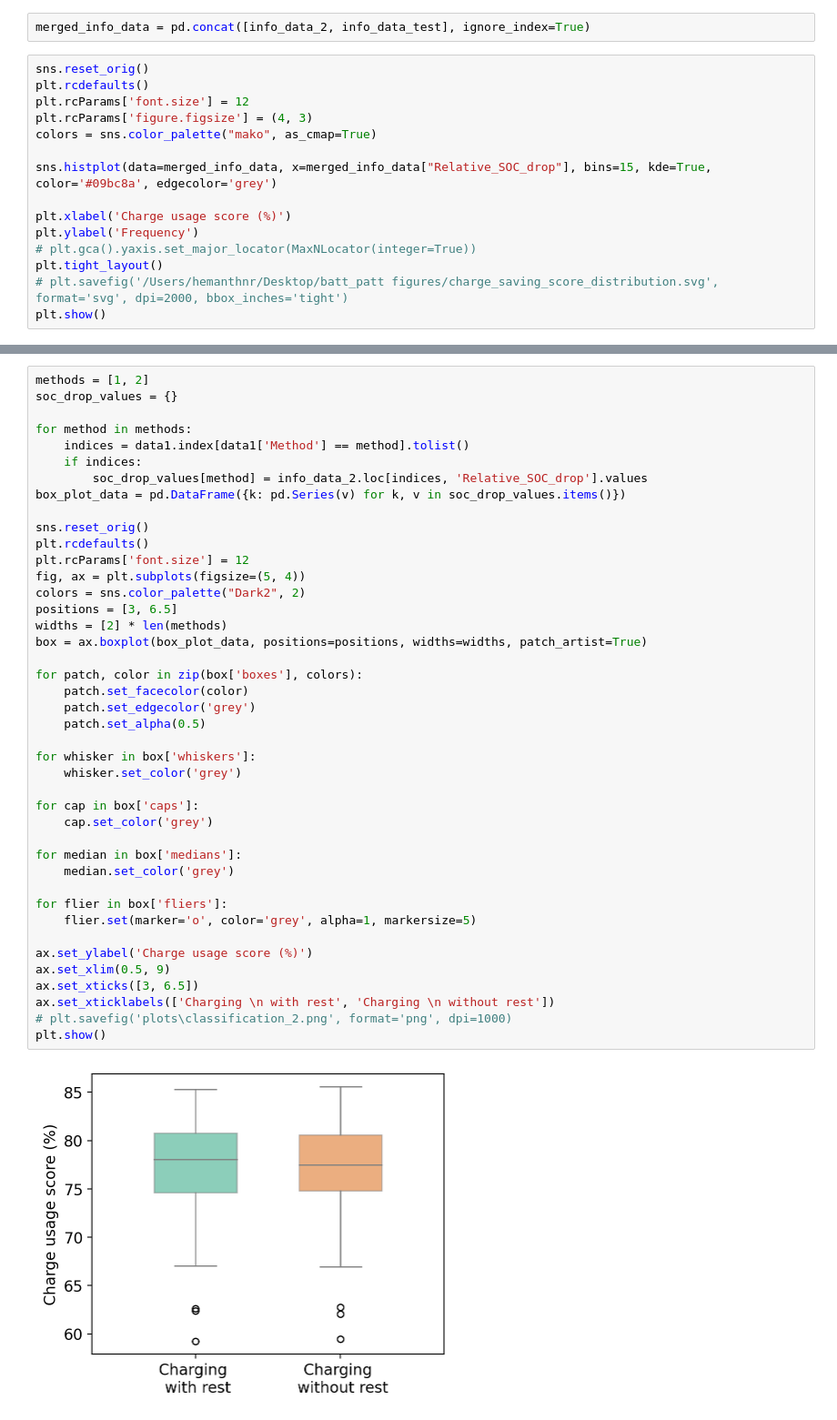
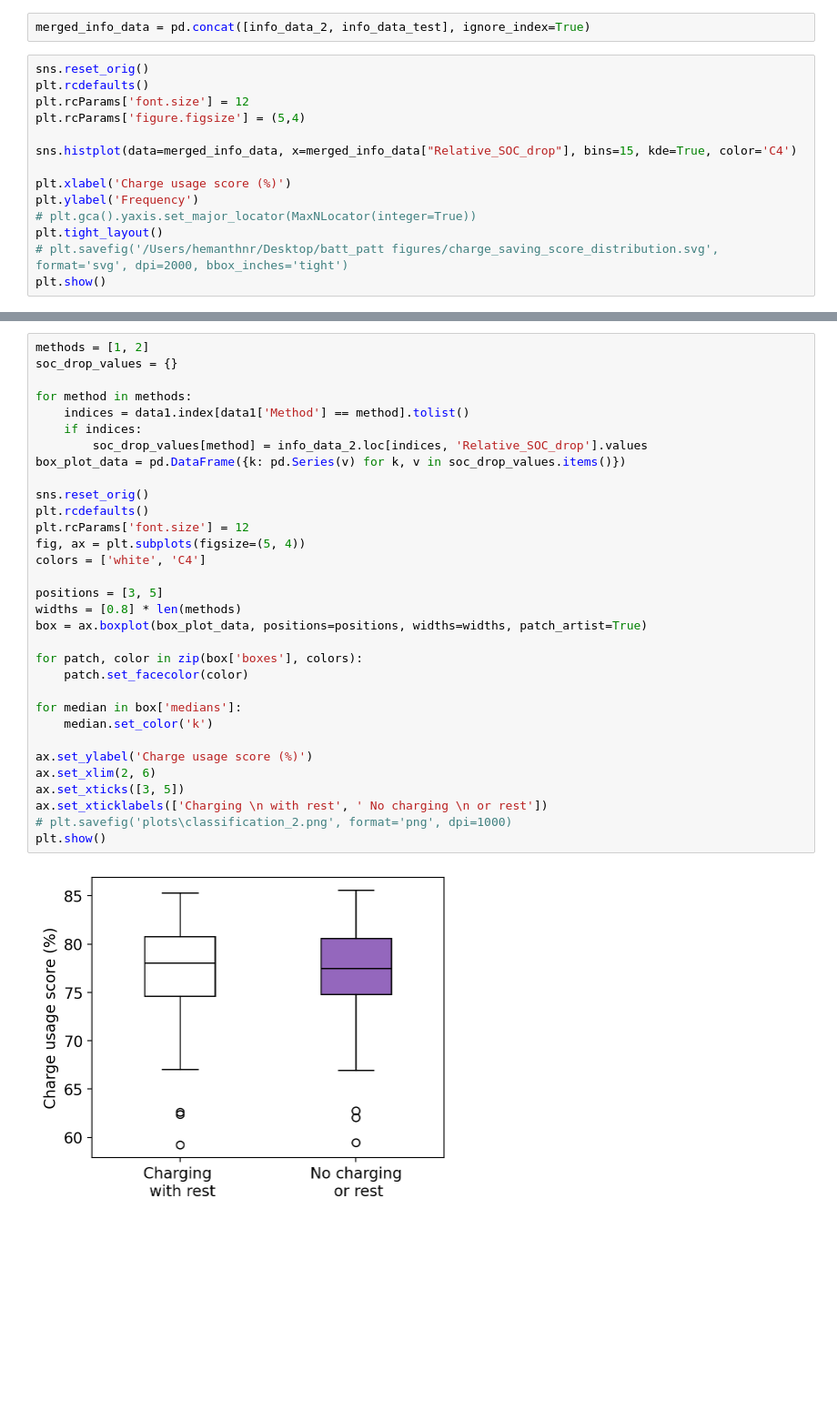
Before and after one commit to uwsunlab/EV-range-anxiety, a Jupyter notebook: misc/plot_gen_2.ipynb, the cells around one changed output, grey strips where cells are left out. Shown at 91% size. Saved outputs shown, nothing was run; the diff lists cells and outputs as text; blank space fills up the shorter version.

```diff
--- a/misc/plot_gen_2.ipynb
+++ b/misc/plot_gen_2.ipynb
@@ -52,10 +52,9 @@ merged_info_data = pd.concat([info_data_2, info_data_test], ignore_index=True)
 sns.reset_orig()
 plt.rcdefaults()
 plt.rcParams['font.size'] = 12
-plt.rcParams['figure.figsize'] = (4, 3)
-colors = sns.color_palette("mako", as_cmap=True)
+plt.rcParams['figure.figsize'] = (5,4)
 
-sns.histplot(data=merged_info_data, x=merged_info_data["Relative_SOC_drop"], bins=15, kde=True, color='#09bc8a', edgecolor='grey')
+sns.histplot(data=merged_info_data, x=merged_info_data["Relative_SOC_drop"], bins=15, kde=True, color='C4')
 
 plt.xlabel('Charge usage score (%)')
 plt.ylabel('Frequency')
@@ -163,44 +138,34 @@ plt.show()
 # %%
 methods = [1, 2]
 soc_drop_values = {}
 
 for method in methods:
     indices = data1.index[data1['Method'] == method].tolist()
     if indices:
         soc_drop_values[method] = info_data_2.loc[indices, 'Relative_SOC_drop'].values
 box_plot_data = pd.DataFrame({k: pd.Series(v) for k, v in soc_drop_values.items()})
 
 sns.reset_orig()
 plt.rcdefaults()
 plt.rcParams['font.size'] = 12
 fig, ax = plt.subplots(figsize=(5, 4))
-colors = sns.color_palette("Dark2", 2)
-positions = [3, 6.5]
-widths = [2] * len(methods)
+colors = ['white', 'C4']
+
+positions = [3, 5]
+widths = [0.8] * len(methods)
 box = ax.boxplot(box_plot_data, positions=positions, widths=widths, patch_artist=True)
 
 for patch, color in zip(box['boxes'], colors):
     patch.set_facecolor(color)
-    patch.set_edgecolor('grey')
-    patch.set_alpha(0.5)
-
-for whisker in box['whiskers']:
-    whisker.set_color('grey')
-
-for cap in box['caps']:
-    cap.set_color('grey')
 
 for median in box['medians']:
-    median.set_color('grey')
-
-for flier in box['fliers']:
-    flier.set(marker='o', color='grey', alpha=1, markersize=5)
+    median.set_color('k')
 
 ax.set_ylabel('Charge usage score (%)')
-ax.set_xlim(0.5, 9)
-ax.set_xticks([3, 6.5])
-ax.set_xticklabels(['Charging \n with rest', 'Charging \n without rest'])
+ax.set_xlim(2, 6)
+ax.set_xticks([3, 5])
+ax.set_xticklabels(['Charging \n with rest', ' No charging \n or rest'])
 # plt.savefig('plots\classification_2.png', format='png', dpi=1000)
 plt.show()
 # %% [output]
-[figure, old version]
+[figure, new version]
```
Also changed, not shown: parts of 9 cells of this notebook, 28 other files.
